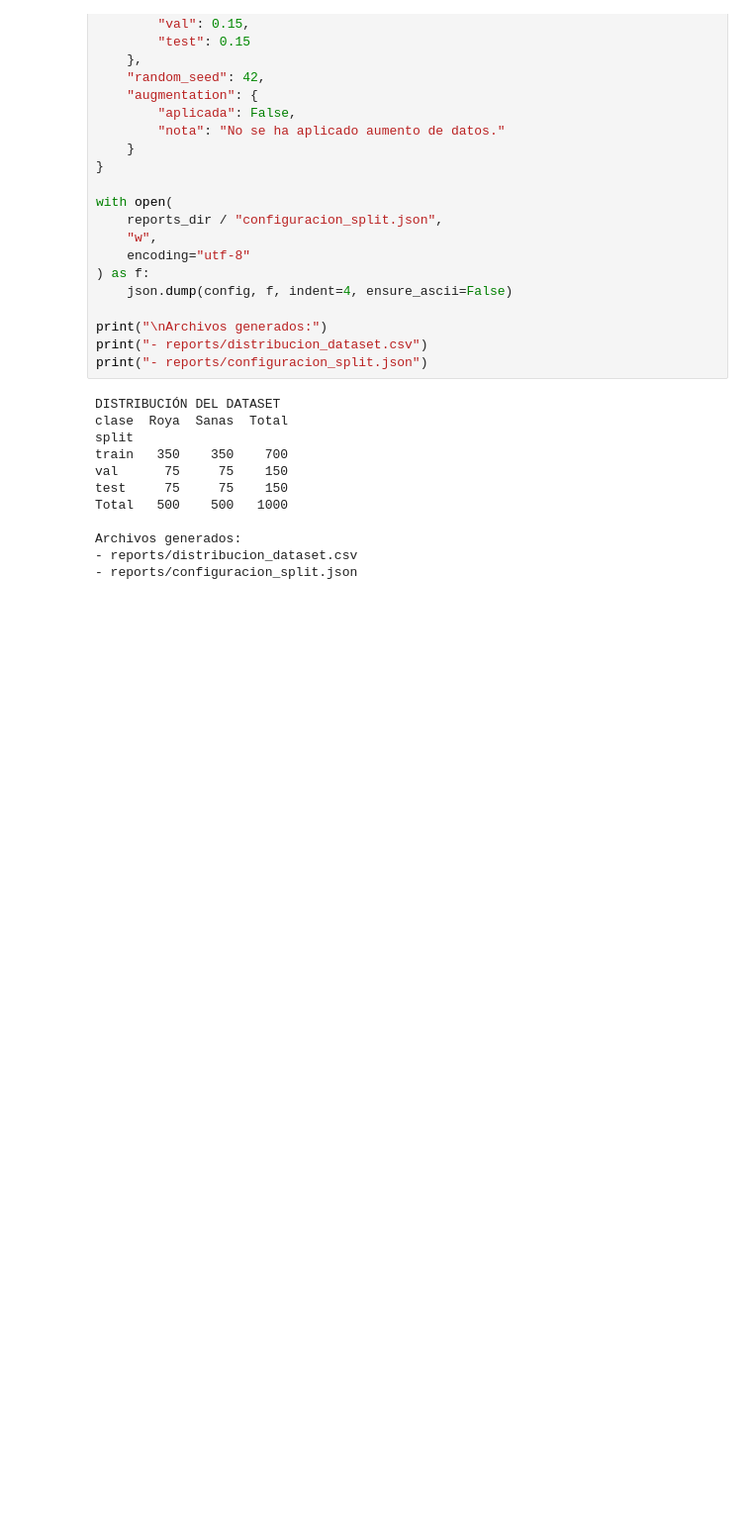
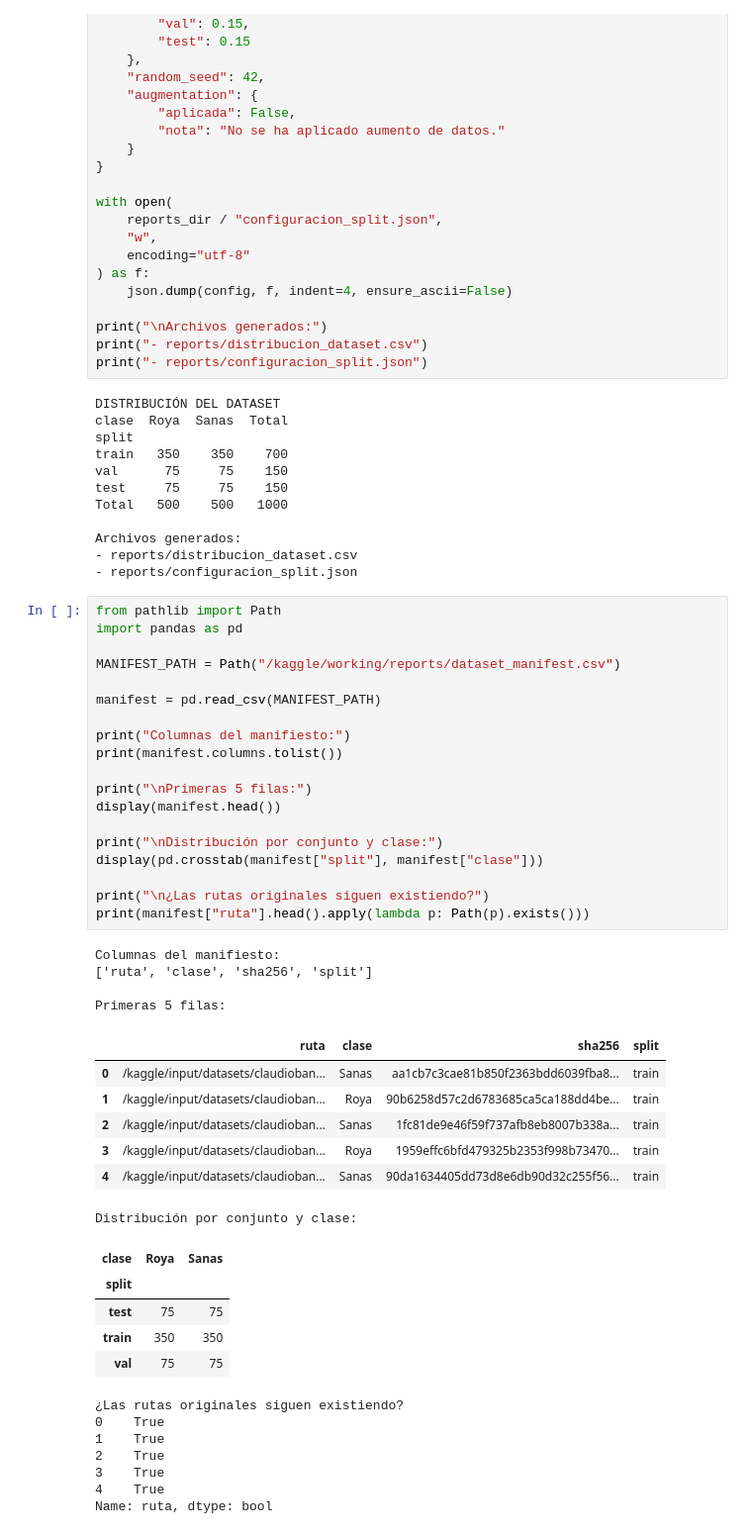
Before and after one commit to Hollow-30/cafeguardian, a Jupyter notebook: ml/notebooks/02-division-dataset.ipynb, the cells around one changed output. Shown at 99% size. Drawn from its saved outputs; the diff is of its cells as text; blank space fills up the shorter version.

```diff
--- a/ml/notebooks/02-division-dataset.ipynb
+++ b/ml/notebooks/02-division-dataset.ipynb
@@ -230,3 +230,46 @@ Total   500    500   1000
 Archivos generados:
 - reports/distribucion_dataset.csv
 - reports/configuracion_split.json
+# %%
+from pathlib import Path
+import pandas as pd
+
+MANIFEST_PATH = Path("/kaggle/working/reports/dataset_manifest.csv")
+
+manifest = pd.read_csv(MANIFEST_PATH)
+
+print("Columnas del manifiesto:")
+print(manifest.columns.tolist())
+
+print("\nPrimeras 5 filas:")
+display(manifest.head())
+
+print("\nDistribución por conjunto y clase:")
+display(pd.crosstab(manifest["split"], manifest["clase"]))
+
+print("\n¿Las rutas originales siguen existiendo?")
+print(manifest["ruta"].head().apply(lambda p: Path(p).exists()))
+# %% [output]
+Columnas del manifiesto:
+['ruta', 'clase', 'sha256', 'split']
+
+Primeras 5 filas:
+|  | ruta | clase | sha256 | split |
+| 0 | /kaggle/input/datasets/claudioban... | Sanas | aa1cb7c3cae81b850f2363bdd6039fba8... | train |
+| 1 | /kaggle/input/datasets/claudioban... | Roya | 90b6258d57c2d6783685ca5ca188dd4be... | train |
+| 2 | /kaggle/input/datasets/claudioban... | Sanas | 1fc81de9e46f59f737afb8eb8007b338a... | train |
+| 3 | /kaggle/input/datasets/claudioban... | Roya | 1959effc6bfd479325b2353f998b73470... | train |
+| 4 | /kaggle/input/datasets/claudioban... | Sanas | 90da1634405dd73d8e6db90d32c255f56... | train |
+Distribución por conjunto y clase:
+| clase | Roya | Sanas |
+| split |  |  |
+| test | 75 | 75 |
+| train | 350 | 350 |
+| val | 75 | 75 |
+¿Las rutas originales siguen existiendo?
+0    True
+1    True
+2    True
+3    True
+4    True
+Name: ruta, dtype: bool
```
Also changed, not shown: parts of 7 cells of this notebook.
